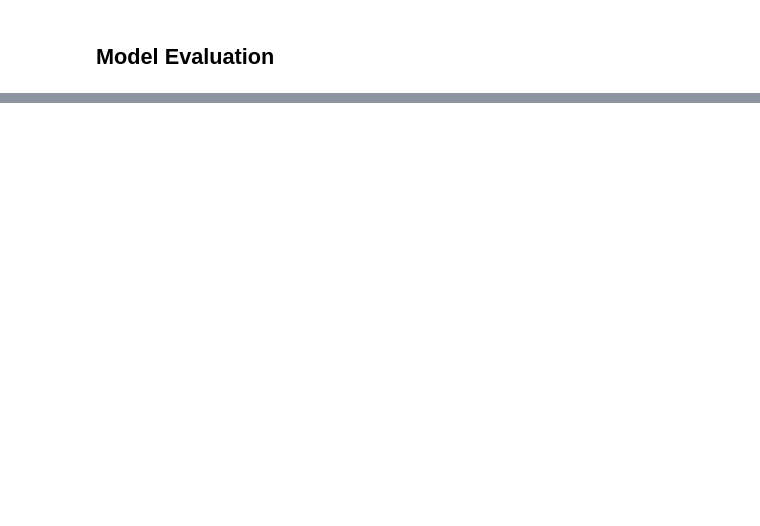
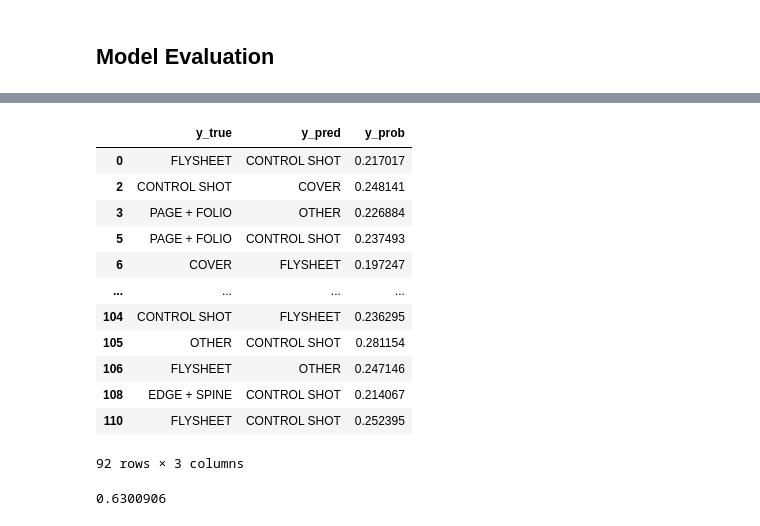
Before and after one commit to davanstrien/flyswot-gym, a Jupyter notebook: 00_core.ipynb, the cells around one changed output, grey strips where cells are left out. Cells and saved outputs as stored; diff of their text form; code cells hidden in the pictures; blank space fills up the shorter version.

```diff
--- a/00_core.ipynb
+++ b/00_core.ipynb
@@ -382,11 +549,11 @@ def create_misclassified_report(outputs,trainer, important_label=None, print_res
     y_true = outputs.label_ids
     y_pred = outputs.predictions.argmax(1)
     y_prob = softmax(outputs.predictions, axis=1)
-    misclasified_df = pd.DataFrame({"y_true":y_true,"y_pred": y_pred, "y_prob": y_prob.max(1)})
-    misclasified_df.y_true = misclasified_df.y_true.map(id2label)
-    misclasified_df.y_pred = misclasified_df.y_pred.map(id2label)
+    df = pd.DataFrame({"y_true":y_true,"y_pred": y_pred, "y_prob": y_prob.max(1)})
+    df.y_true = df.y_true.map(id2label)
+    df.y_pred = df.y_pred.map(id2label)
     if print_results:
-        misclasified_df = df[df.y_true != df.y_pred]
+        misclassified_df = df[df.y_true != df.y_pred]
         print('misclasified:')
         print(misclassified_df)
         print('\n')
@@ -399,0 +565,2 @@ trainer.push_to_hub()
+# %%
+df = create_misclassified_report(outputs, trainer, print_results=True,return_df=True)
@@ -399,0 +584,20 @@ trainer.push_to_hub()
+# %%
+df
+# %% [output]
+|  | y_true | y_pred | y_prob |
+| 0 | FLYSHEET | CONTROL SHOT | 0.217017 |
+| 2 | CONTROL SHOT | COVER | 0.248141 |
+| 3 | PAGE + FOLIO | OTHER | 0.226884 |
+| 5 | PAGE + FOLIO | CONTROL SHOT | 0.237493 |
+| 6 | COVER | FLYSHEET | 0.197247 |
+| ... | ... | ... | ... |
+| 104 | CONTROL SHOT | FLYSHEET | 0.236295 |
+| 105 | OTHER | CONTROL SHOT | 0.281154 |
+| 106 | FLYSHEET | OTHER | 0.247146 |
+| 108 | EDGE + SPINE | CONTROL SHOT | 0.214067 |
+| 110 | FLYSHEET | CONTROL SHOT | 0.252395 |
+92 rows × 3 columns
+# %%
+df.y_prob.max()
+# %% [output]
+0.6300906
```
Also changed, not shown: parts of 29 cells of this notebook, 1 other file.
